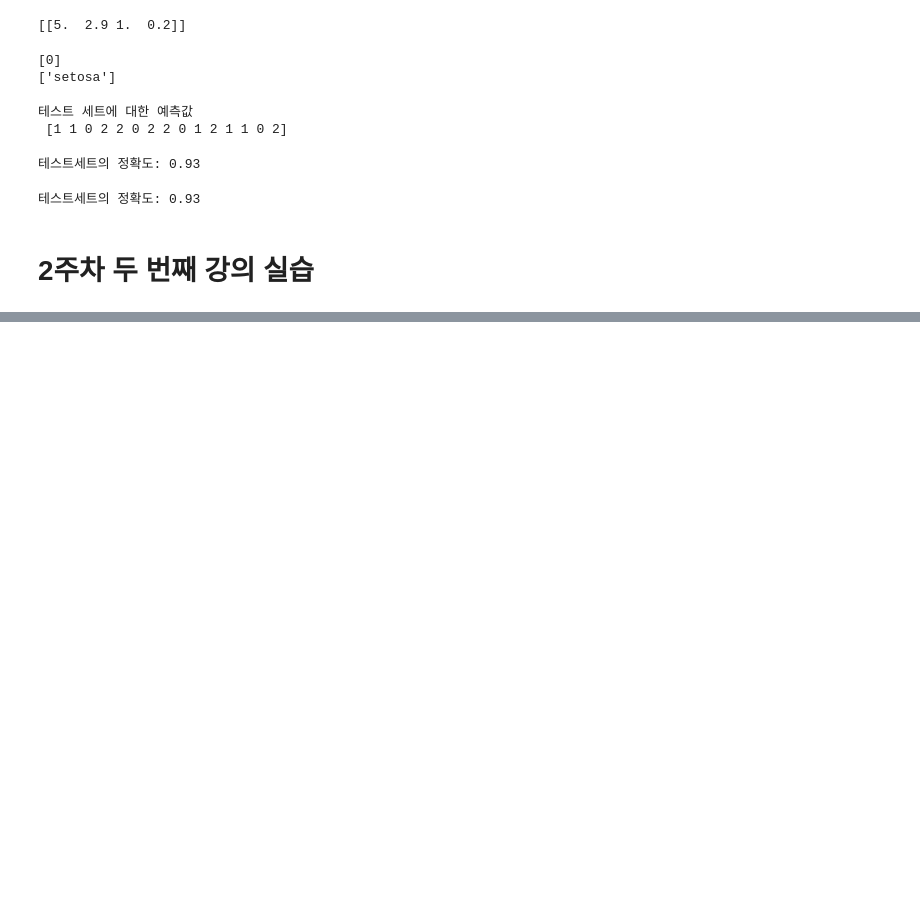
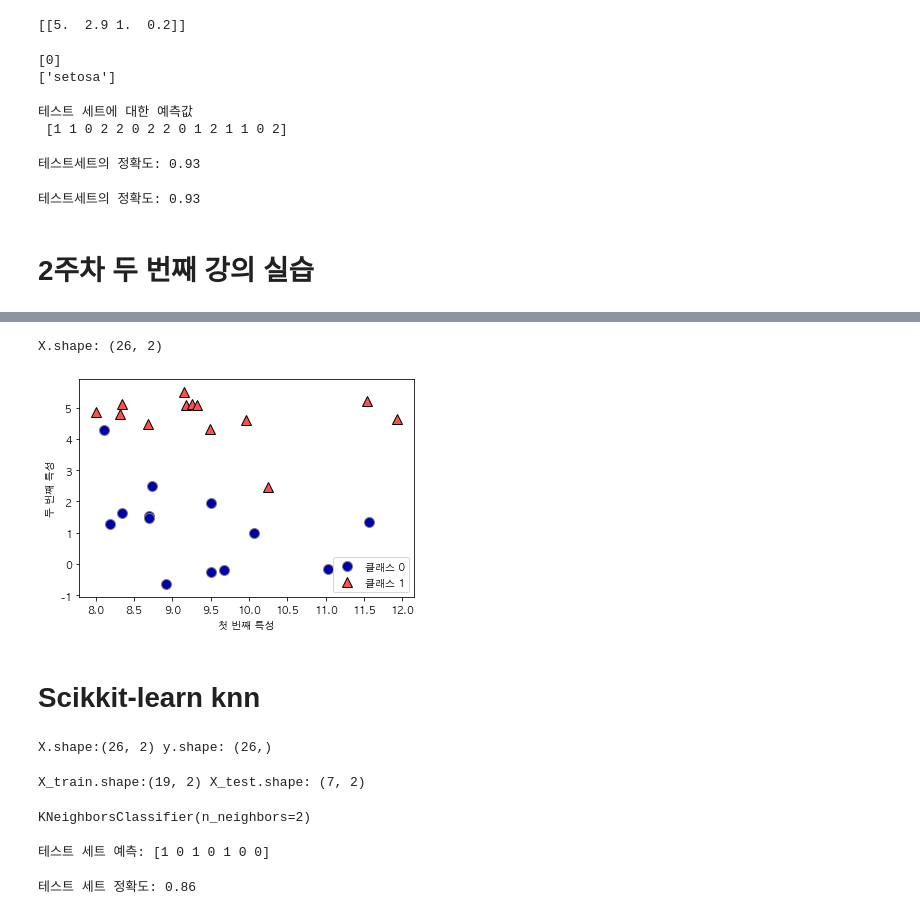
Before and after one commit to serotoninpm/ML-Class, a Jupyter notebook: 2주차 과제.ipynb, the cells around one changed output, grey strips where cells are left out. Cells and saved outputs as stored; diff of their text form; code cells hidden in the pictures; blank space fills up the shorter version.

```diff
--- a/2주차 과제.ipynb
+++ b/2주차 과제.ipynb
@@ -189,0 +244,14 @@ print("테스트세트의 정확도: {:.2f}".format(knn.score(X_test, y_test)))
+# %%
+X, y = mglearn.datasets.make_forge()
+# %%
+# 산점도를 그림
+mglearn.discrete_scatter(X[:, 0], X[:, 1], y)
+plt.legend(["클래스 0", "클래스 1"], loc=4) #loc는 legend위치를 나타냄
+plt.xlabel("첫 번째 특성")
+plt.ylabel("두 번째 특성")
+print("X.shape:", X.shape)
+# %% [output]
+X.shape: (26, 2)
+[figure, added]
+# %% [markdown]
+# Scikkit-learn knn
@@ -189,0 +261,4 @@ print("테스트세트의 정확도: {:.2f}".format(knn.score(X_test, y_test)))
+# %%
+print("X.shape:{}".format(X.shape), "y.shape: {}".format(y.shape))
+# %% [output]
+X.shape:(26, 2) y.shape: (26,)
@@ -189,0 +267,4 @@ print("테스트세트의 정확도: {:.2f}".format(knn.score(X_test, y_test)))
+# %%
+print("X_train.shape:{}".format(X_train.shape), "X_test.shape: {}".format(X_test.shape))
+# %% [output]
+X_train.shape:(19, 2) X_test.shape: (7, 2)
@@ -189,0 +274,12 @@ print("테스트세트의 정확도: {:.2f}".format(knn.score(X_test, y_test)))
+# %%
+clf.fit(X_train, y_train) # 2개로 파라미터 변경
+# %% [output]
+KNeighborsClassifier(n_neighbors=2)
+# %%
+print("테스트 세트 예측: {}".format(clf.predict(X_test)))
+# %% [output]
+테스트 세트 예측: [1 0 1 0 1 0 0]
+# %%
+print("테스트 세트 정확도: {:.2f}".format(clf.score(X_test, y_test)))
+# %% [output]
+테스트 세트 정확도: 0.86
```
Also changed, not shown: parts of 39 cells of this notebook.
